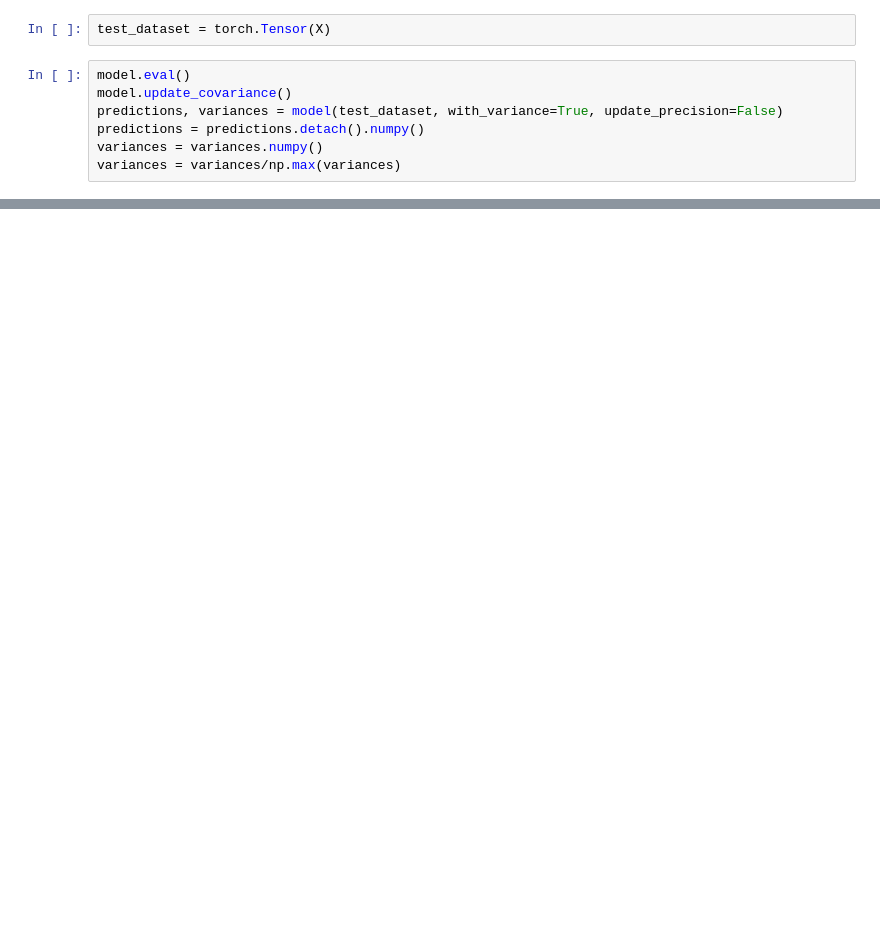
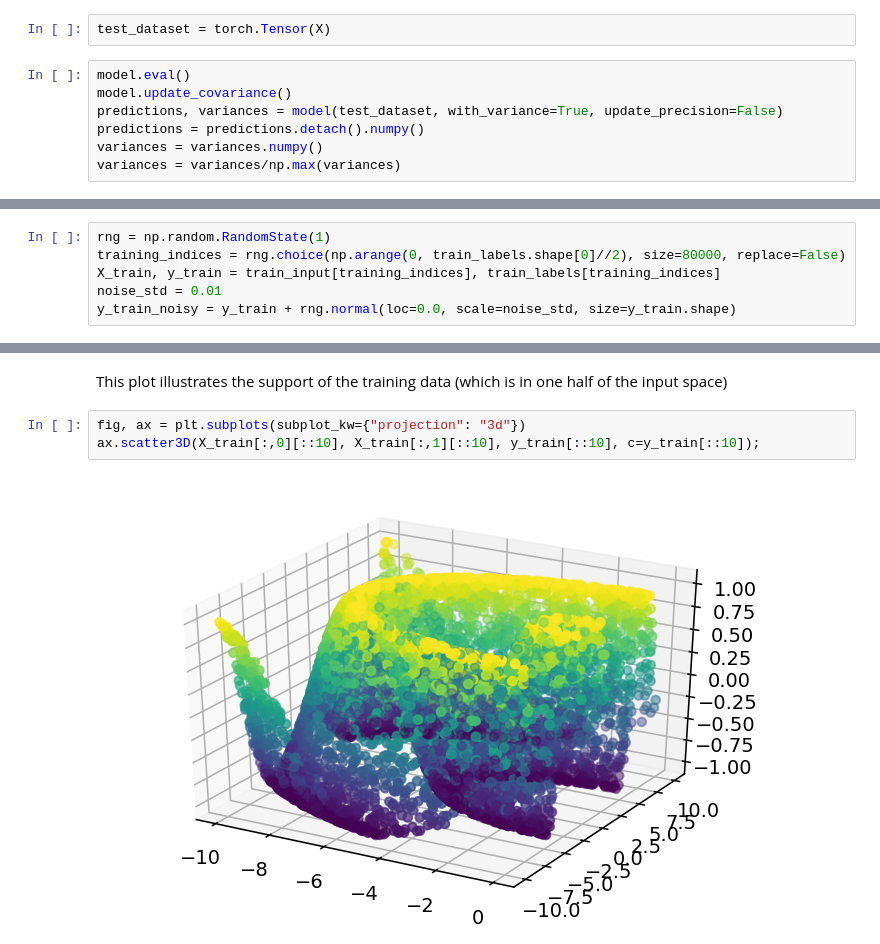
Before and after one commit to adityagoel4512/Spectral-normalized-Neural-Gaussian-Process-PyTorch, a Jupyter notebook: sngp.ipynb, the cells around one changed output, grey strips where cells are left out. Cells and saved outputs as stored; diff of their text form; blank space fills up the shorter version.

```diff
--- a/sngp.ipynb
+++ b/sngp.ipynb
@@ -519,0 +562,6 @@ plt.plot(X[::10], variances[::10], linestyle='dotted')
+# %%
+rng = np.random.RandomState(1)
+training_indices = rng.choice(np.arange(0, train_labels.shape[0]//2), size=80000, replace=False)
+X_train, y_train = train_input[training_indices], train_labels[training_indices]
+noise_std = 0.01
+y_train_noisy = y_train + rng.normal(loc=0.0, scale=noise_std, size=y_train.shape)
@@ -519,0 +620,7 @@ plt.plot(X[::10], variances[::10], linestyle='dotted')
+# %% [markdown]
+This plot illustrates the support of the training data (which is in one half of the input space)
+# %%
+fig, ax = plt.subplots(subplot_kw={"projection": "3d"})
+ax.scatter3D(X_train[:,0][::10], X_train[:,1][::10], y_train[::10], c=y_train[::10]);
+# %% [output]
+[figure, added]
```
Also changed, not shown: parts of 22 cells of this notebook.
